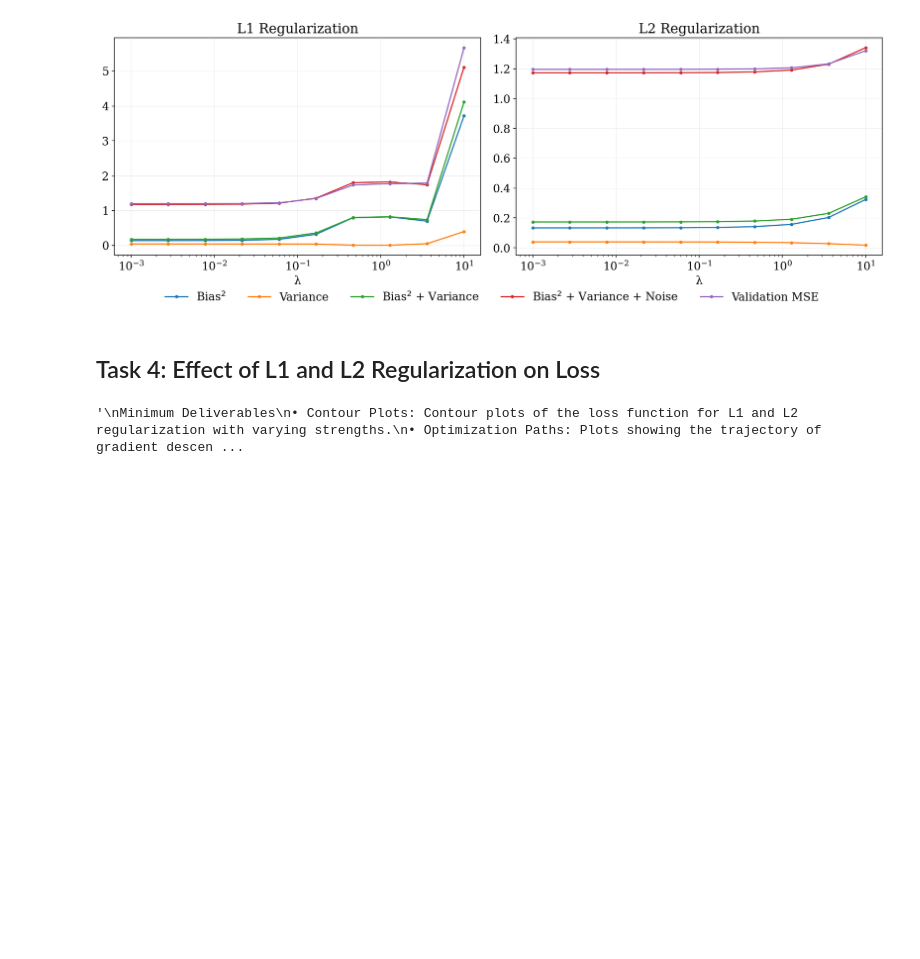
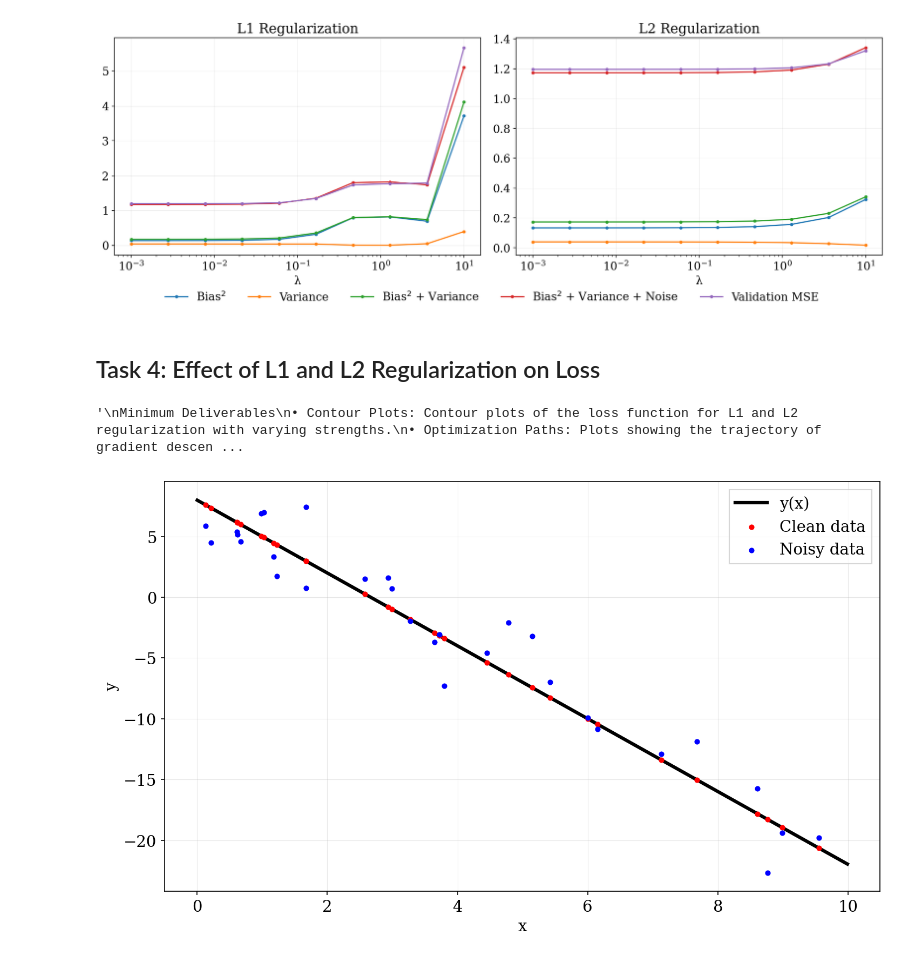
Before and after one commit to audrey352/PHYS551, a Jupyter notebook: Assignment2/A2_notebook.ipynb, the cells around one changed output. Saved outputs shown, nothing was run; the diff lists cells and outputs as text; code cells hidden in the pictures; blank space fills up the shorter version.

Commit message:
Task 4: attempted to start

```diff
--- a/Assignment2/A2_notebook.ipynb
+++ b/Assignment2/A2_notebook.ipynb
@@ -152,0 +144,11 @@ class LinearRegression:
+# %%
+# sum of squared errors (SSE)
+def SSE(y_true, y_pred):
+    return np.sum((y_true - y_pred)**2)
+
+# Defining y(x)
+y = lambda x, err=0: np.log(x+1) * np.cos(x) + np.sin(2*x) + err  # tasks 1-3
+y_task4 = lambda x, err=0: -3*x + 8 + 2*err  # task 4
+
+# Gaussian basis function
+gaussian = lambda x, mu, sigma=1: np.exp(-((x-mu)/sigma)**2)
@@ -716,3 +718,25 @@ Minimum Deliverables
 """
 # %% [output]
 '\nMinimum Deliverables\n• Contour Plots: Contour plots of the loss function for L1 and L2 regularization with varying strengths.\n• Optimization Paths: Plots showing the trajectory of gradient descen ...
+# %%
+# -- 1. Generating Synthetic Data --
+# generate data points
+n = 30
+x = np.sort(np.random.uniform(0, 10, n))
+noise = np.random.randn(n)
+y_clean = y_task4(x)
+y_noisy = y_task4(x, noise)
+
+x_true = np.sort(np.random.uniform(0, 10, n**2))
+y_true = y_task4(x_true)
+
+# plotting
+plt.plot(x_true, y_true, c='k', lw=3, label='y(x)')
+plt.scatter(x, y_clean, c='r', s=15, zorder=5, label='Clean data')
+plt.scatter(x, y_noisy, c='b', s=15, zorder=5, label='Noisy data')
+plt.xlabel('x')
+plt.ylabel('y')
+plt.legend()
+plt.show()
+# %% [output]
+[figure, added]
```
Also changed, not shown: parts of 17 cells of this notebook, 8 other files.
